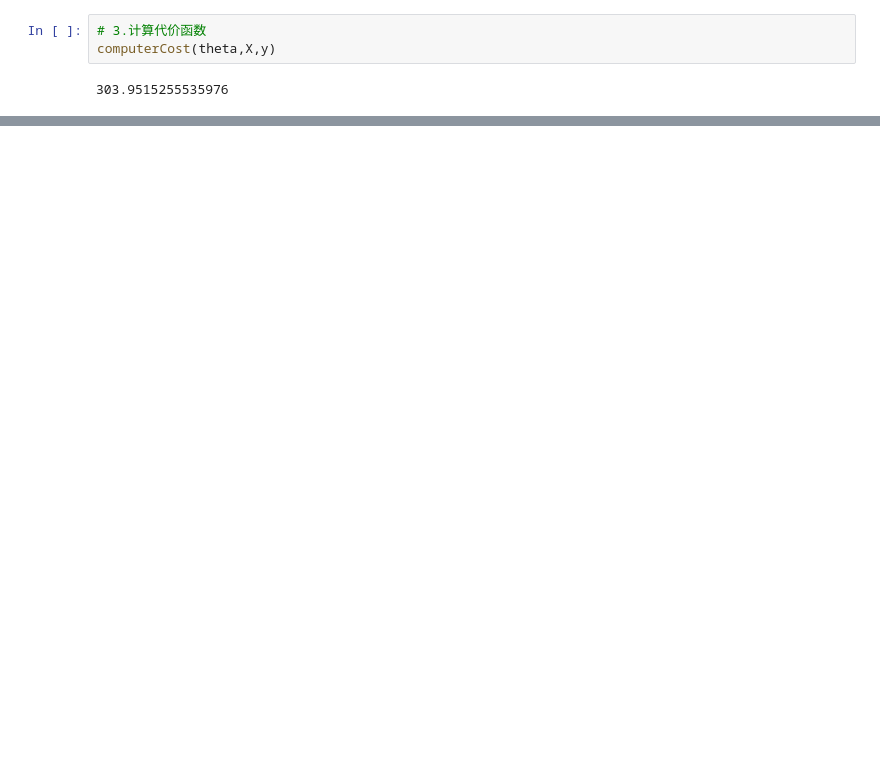
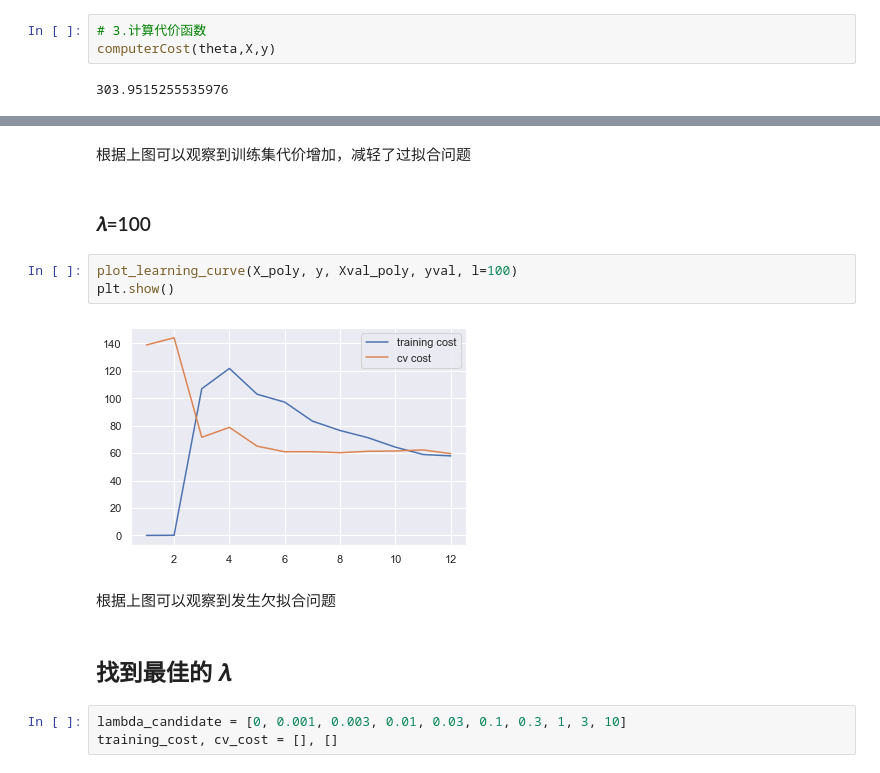
Before and after one commit to Apotosome/NoteBook, a Jupyter notebook: Machine Learning/吴恩达课后练习/ex5 偏差和方差/偏差与方差.ipynb, the cells around one changed output, grey strips where cells are left out. Saved outputs shown, nothing was run; the diff lists cells and outputs as text; blank space fills up the shorter version.

```diff
--- a/Machine Learning/吴恩达课后练习/ex5 偏差和方差/偏差与方差.ipynb
+++ b/Machine Learning/吴恩达课后练习/ex5 偏差和方差/偏差与方差.ipynb
@@ -94,0 +457,16 @@ m
+# %% [markdown]
+根据上图可以观察到训练集代价增加，减轻了过拟合问题
+# %% [markdown]
+### 𝜆=100
+# %%
+plot_learning_curve(X_poly, y, Xval_poly, yval, l=100)
+plt.show()
+# %% [output]
+[figure, added]
+# %% [markdown]
+根据上图可以观察到发生欠拟合问题
+# %% [markdown]
+## 找到最佳的  𝜆
+# %%
+lambda_candidate = [0, 0.001, 0.003, 0.01, 0.03, 0.1, 0.3, 1, 3, 10]
+training_cost, cv_cost = [], []
```
Also changed, not shown: parts of 79 cells of this notebook, 53 other files.
